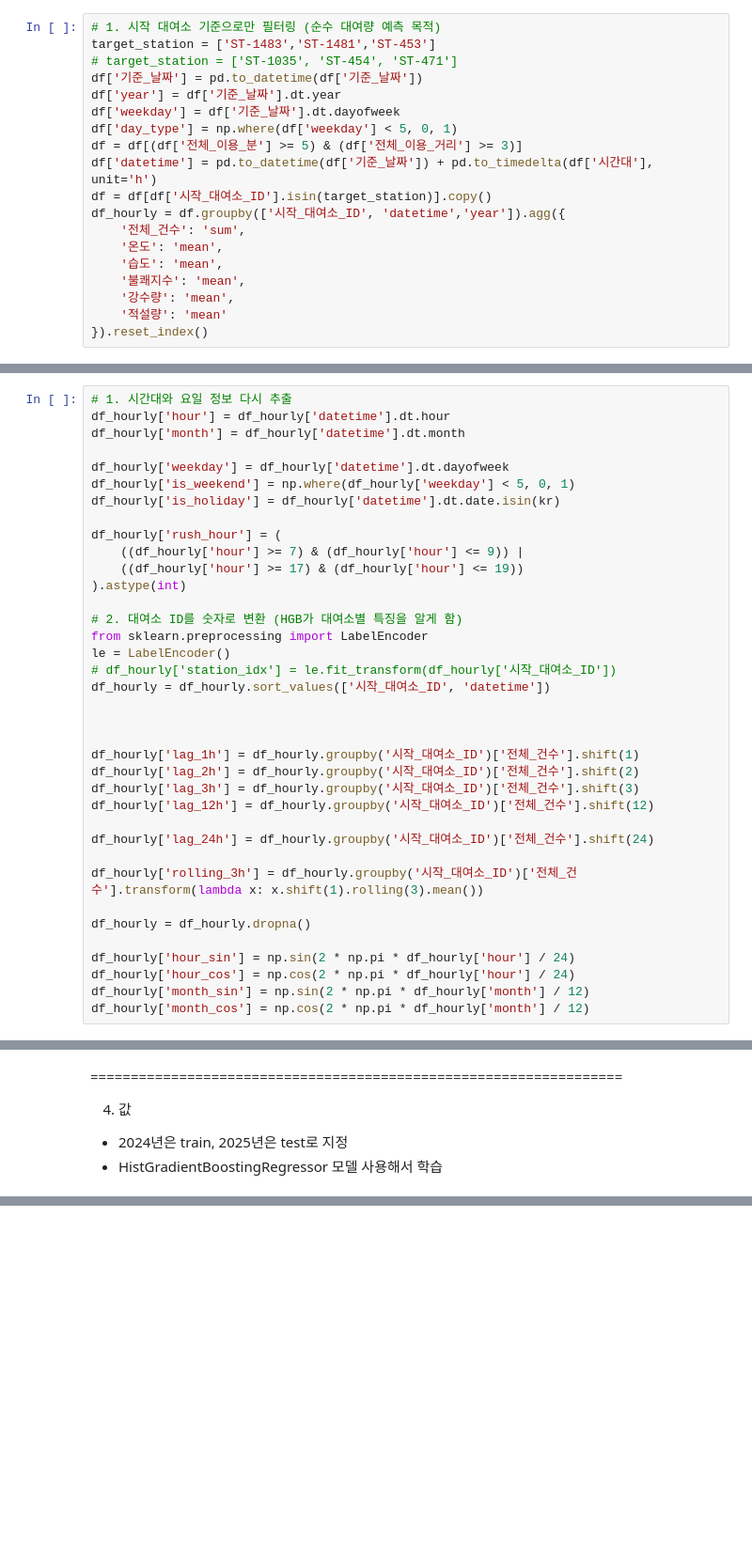
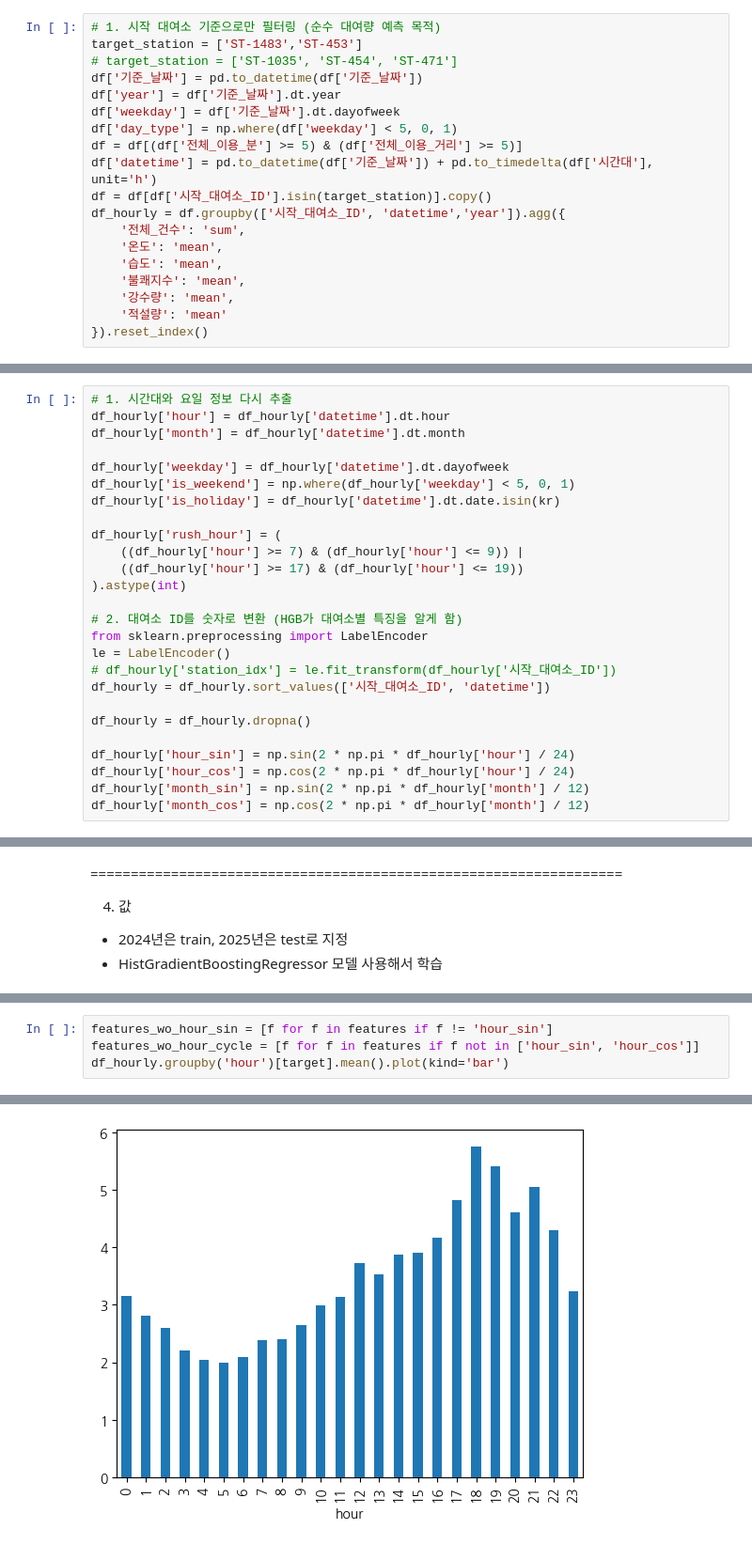
Before and after one commit to Hgracefield/EP_cycle_stations, a Jupyter notebook: Note/Zero/Team/cycle_00_HJ.ipynb, the cells around one changed output, grey strips where cells are left out. Shown at 94% size. Cells and saved outputs as stored; diff of their text form; blank space fills up the shorter version.

```diff
--- a/Note/Zero/Team/cycle_00_HJ.ipynb
+++ b/Note/Zero/Team/cycle_00_HJ.ipynb
@@ -56,13 +56,13 @@ df
 - 시작 대여소, datetime, year를 기준으로 그룹화함. 전체 건수의 합, 온도, 습도, 불쾌지수, 강수량, 적설량의 평균으로 집어 넣음
 # %%
 # 1. 시작 대여소 기준으로만 필터링 (순수 대여량 예측 목적)
-target_station = ['ST-1483','ST-1481','ST-453']
+target_station = ['ST-1483','ST-453']
 # target_station = ['ST-1035', 'ST-454', 'ST-471']
 df['기준_날짜'] = pd.to_datetime(df['기준_날짜'])
 df['year'] = df['기준_날짜'].dt.year
 df['weekday'] = df['기준_날짜'].dt.dayofweek
 df['day_type'] = np.where(df['weekday'] < 5, 0, 1)
-df = df[(df['전체_이용_분'] >= 5) & (df['전체_이용_거리'] >= 3)]
+df = df[(df['전체_이용_분'] >= 5) & (df['전체_이용_거리'] >= 5)]
 df['datetime'] = pd.to_datetime(df['기준_날짜']) + pd.to_timedelta(df['시간대'], unit='h')
 df = df[df['시작_대여소_ID'].isin(target_station)].copy()
 df_hourly = df.groupby(['시작_대여소_ID', 'datetime','year']).agg({
@@ -103,17 +143,6 @@ le = LabelEncoder()
 # df_hourly['station_idx'] = le.fit_transform(df_hourly['시작_대여소_ID'])
 df_hourly = df_hourly.sort_values(['시작_대여소_ID', 'datetime'])
 
-
-
-df_hourly['lag_1h'] = df_hourly.groupby('시작_대여소_ID')['전체_건수'].shift(1)
-df_hourly['lag_2h'] = df_hourly.groupby('시작_대여소_ID')['전체_건수'].shift(2)
-df_hourly['lag_3h'] = df_hourly.groupby('시작_대여소_ID')['전체_건수'].shift(3)
-df_hourly['lag_12h'] = df_hourly.groupby('시작_대여소_ID')['전체_건수'].shift(12)
-
-df_hourly['lag_24h'] = df_hourly.groupby('시작_대여소_ID')['전체_건수'].shift(24)
-
-df_hourly['rolling_3h'] = df_hourly.groupby('시작_대여소_ID')['전체_건수'].transform(lambda x: x.shift(1).rolling(3).mean())
-
 df_hourly = df_hourly.dropna()
 
 df_hourly['hour_sin'] = np.sin(2 * np.pi * df_hourly['hour'] / 24)
@@ -434,0 +729,5 @@ plt.show()
+# %%
+features_wo_hour_sin = [f for f in features if f != 'hour_sin']
+features_wo_hour_cycle = [f for f in features if f not in ['hour_sin', 'hour_cos']]
+df_hourly.groupby('hour')[target].mean().plot(kind='bar')
+# %% [output]
@@ -434,0 +735 @@ plt.show()
+[figure, added]
```
Also changed, not shown: parts of 18 cells of this notebook, 5 other files.
